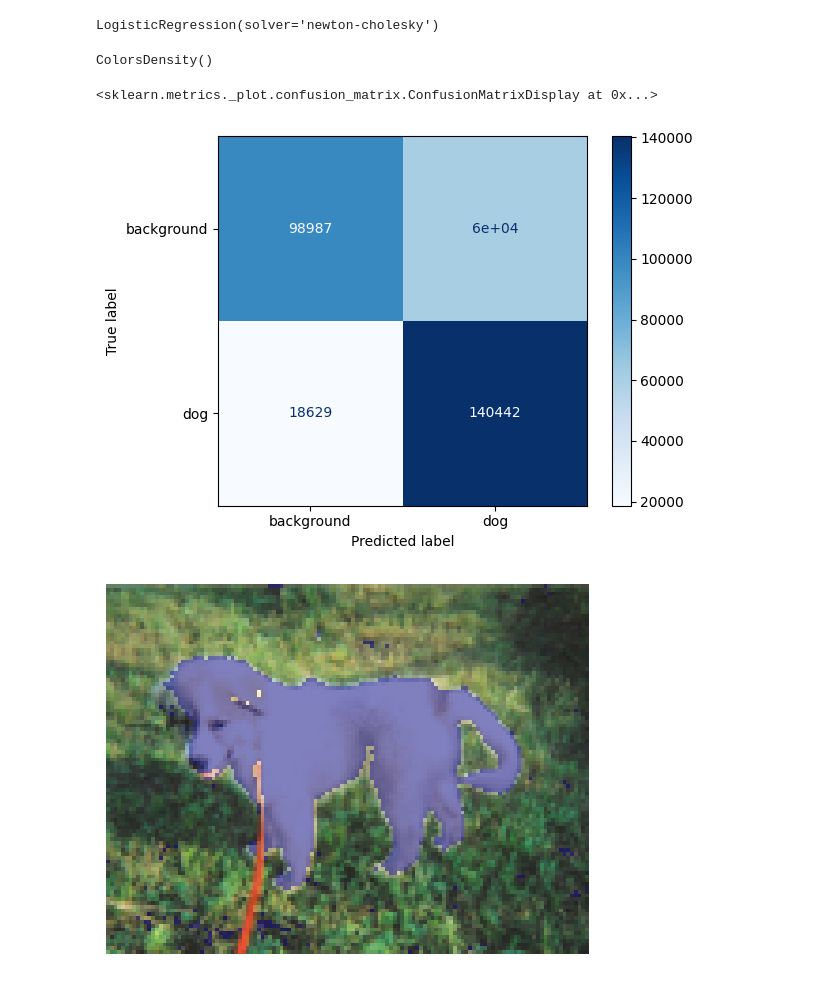
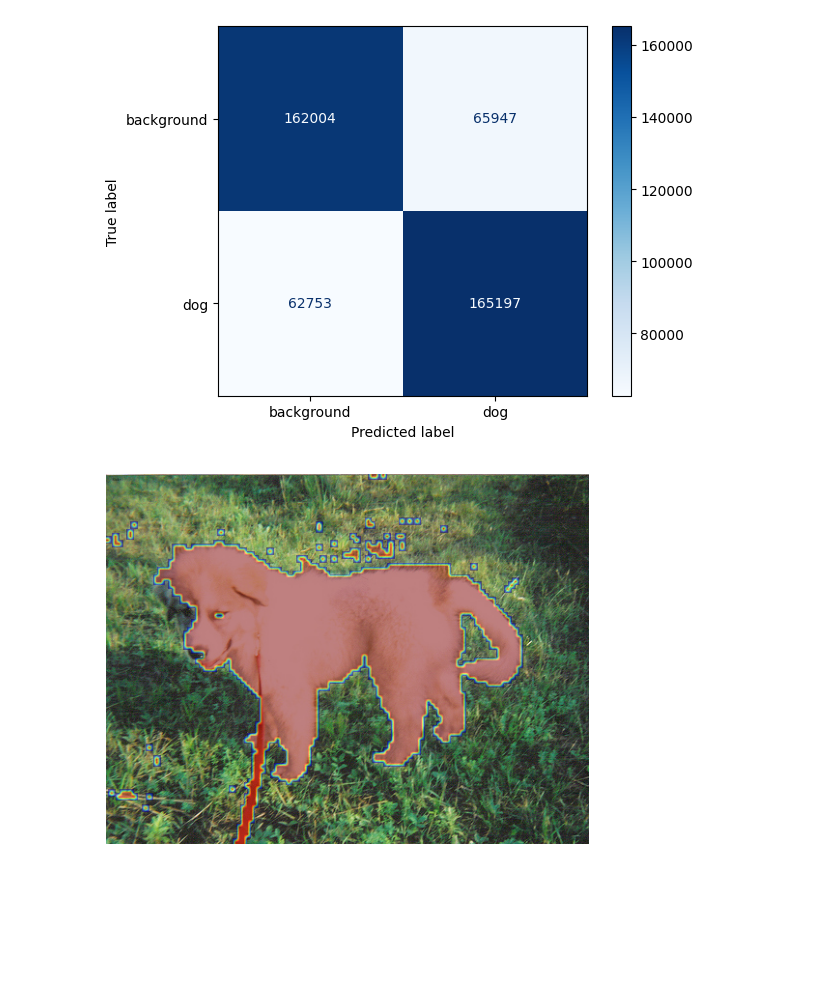
Before and after one commit to Hugo-dgn/GRM, a Jupyter notebook: segment_OxfordIIITPet.ipynb, the cells around one changed output. Drawn from its saved outputs; the diff is of its cells as text; code cells hidden in the pictures; blank space fills up the shorter version.

```diff
--- a/segment_OxfordIIITPet.ipynb
+++ b/segment_OxfordIIITPet.ipynb
@@ -121,7 +84,7 @@ plt.colorbar()
 i = 1
 
 image, (mask, cat) = dataset[idx_train[i]]
-image, feature_map, mask = preprocess(image, mask)
+mask = preprocess(mask)
 
 plot_mask(image, mask)
 # %% [output]
@@ -132,11 +95,13 @@ labels = []
 
 for i in tqdm(idx_train):
     image, (mask, cat) = dataset[i]
-    image, feature_map, mask = preprocess(image, mask)
-    fg = feature_map[mask]
+    mask = preprocess(mask)
+    image, mask = downscale(image, mask, size)
+    mask = mask > threshold
+    fg = image[mask]
     features.append(fg)
     labels.append(np.ones(len(fg)))
-    bg = feature_map[~mask]
+    bg = image[~mask]
     features.append(bg)
     labels.append(np.zeros(len(bg)))
 
@@ -208,39 +124,35 @@ X_test = scaler.transform(X_test)
-# %%
-model = LogisticRegression(max_iter=100, solver="newton-cholesky" )
-model.fit(X_train, y_train)
-# %% [output]
-LogisticRegression(solver='newton-cholesky')
-# %%
-model = ColorsDensity()
-model.fit(X_train, y_train)
-# %% [output]
-ColorsDensity()
+# %%
+X_train, X_test, y_train, y_test = train_test_split(
+    features, labels, test_size=0.5, random_state=42, stratify=labels
+)
+
+logisticMask = models.LogisticMask(size, solver="newton-cholesky")
+densityMask = models.DensityMask(size)
+
+logisticMask.fit(X_train, y_train)
+densityMask.fit(X_train, y_train)
 # %%
-from sklearn.metrics import confusion_matrix, ConfusionMatrixDisplay
+model = logisticMask
 
 y_pred = model.predict(X_test)
 
 cm = confusion_matrix(y_test, y_pred)
 disp = ConfusionMatrixDisplay(confusion_matrix=cm, display_labels=["background", "dog"])
 disp.plot(cmap="Blues")
+plt.show()
 # %% [output]
-<sklearn.metrics._plot.confusion_matrix.ConfusionMatrixDisplay at 0x...>
-[figure, old version]
+[figure, new version]
 # %%
 i = 5
 
 image, (mask, cat) = test_dataset[idx_test[i]]
-image, feature_map, mask = preprocess(image, mask)
+mask = preprocess(mask)
+downscaled_image, downscaled_mask = downscale(image, mask, size)
 
-H, W, C = feature_map.shape
-X_flat = feature_map.reshape(-1, C)
-if scaler is not None:
-    X_flat = scaler.transform(X_flat)
+predictions = model.predict_image(downscaled_image)
 
-probas = model.predict_proba(X_flat).reshape(H, W, -1)
-pred = probas.argmax(axis=2)
 
-plot_mask(image, pred)
+plot_mask(image, upscale(predictions, image.size))
 # %% [output]
-[figure, old version]
+[figure, new version]
 # %%
```
Also changed, not shown: parts of 19 cells of this notebook, 3 other files.
